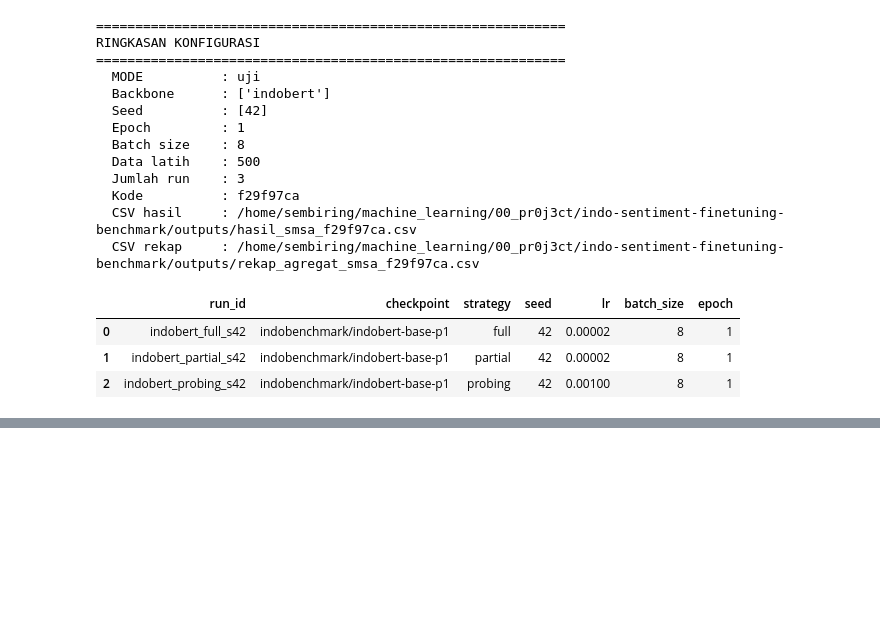
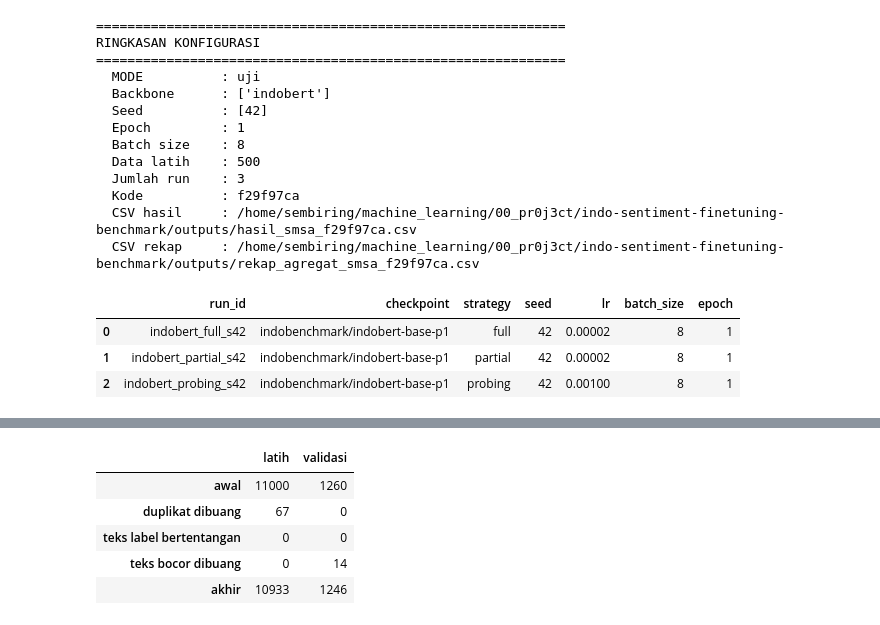
Before and after one commit to PrimaSembiring/indo-sentiment-finetuning-benchmark, a Jupyter notebook: notebooks/finetuning_benchmark_smsa.ipynb, the cells around one changed output, grey strips where cells are left out. Cells and saved outputs as stored; diff of their text form; code cells hidden in the pictures; blank space fills up the shorter version.

```diff
--- a/notebooks/finetuning_benchmark_smsa.ipynb
+++ b/notebooks/finetuning_benchmark_smsa.ipynb
@@ -340,0 +548,80 @@ RINGKASAN KONFIGURASI
+# %%
+from sklearn.model_selection import train_test_split
+
+# utk data duplicate
+def hapus_duplikat_persis(df):
+    df_bersih = df.drop_duplicates(subset=["text", "label"], keep="first")
+    return df_bersih, len(df) - len(df_bersih)
+
+# buang data yang teksnya muncul lebih dari satu label
+def hapus_label_bertentangan(df):
+    jumlah_label_per_teks = df.groupby("text")["label"].nunique()
+    teks_bertentangan = jumlah_label_per_teks[jumlah_label_per_teks > 1].index
+    df_bersih = df[~df["text"].isin(teks_bertentangan)]
+    return df_bersih, len(teks_bertentangan)
+
+# hapus data yg leakage
+def hapus_kebocoran_validasi(df_valid, df_latih):
+    teks_latih = set(df_latih["text"])
+    df_bersih = df_valid[~df_valid["text"].isin(teks_latih)]
+    return df_bersih, len(df_valid) - len(df_bersih)
+
+# membuat pembagian data dengan proposi sama banyak
+def ambil_subset_stratified(df, jumlah, seed):
+    df_subset, _ = train_test_split(
+        df, train_size=jumlah, stratify=df["label"], random_state=seed
+    )
+    return df_subset
+
+
+# utk data train
+latih_1, jumlah_duplikat_latih = hapus_duplikat_persis(data_latih_mentah)
+latih_2, jumlah_konflik_latih = hapus_label_bertentangan(latih_1)
+
+# untuk data validasi
+valid_1, jumlah_duplikat_valid = hapus_duplikat_persis(data_valid_mentah)
+valid_2, jumlah_konflik_valid = hapus_label_bertentangan(valid_1)
+
+# utk data yang bocor di hapus
+valid_3, jumlah_bocor = hapus_kebocoran_validasi(valid_2, latih_2)
+
+
+ringkasan_pembersihan = pd.DataFrame(
+    {
+        "latih": [len(data_latih_mentah), jumlah_duplikat_latih, jumlah_konflik_latih, 0, len(latih_2)],
+        "validasi": [len(data_valid_mentah), jumlah_duplikat_valid, jumlah_konflik_valid, jumlah_bocor, len(valid_3)],
+    },
+    index=["awal", "duplikat dibuang", "teks label bertentangan", "teks bocor dibuang", "akhir"],
+)
+print("RINGKASAN PEMBERSIHAN")
+display(ringkasan_pembersihan)
+
+# Cek dengan angka yang sudah diverifikasi sebelumnya (peringatan saja, bukan error,
+# karena data sumber bisa saja diperbarui oleh pemiliknya).
+if len(latih_2) == 10933:
+    print("Data latih bersih = 10933, sesuai verifikasi")
+else:
+    print(f"Data latih bersih = {len(latih_2)}, berbeda dari verifikasi (10933). Cek sumber data.")
+
+# --- Ubah label teks menjadi angka ---
+DATA_LATIH = latih_2.reset_index(drop=True).copy()
+DATA_VALID = valid_3.reset_index(drop=True).copy()
+DATA_LATIH["label_id"] = DATA_LATIH["label"].map(LABEL2ID)
+DATA_VALID["label_id"] = DATA_VALID["label"].map(LABEL2ID)
+
+# --- Subset untuk MODE="uji" ---
+if PENGATURAN["subset_latih"] is not None:
+    DATA_LATIH = ambil_subset_stratified(DATA_LATIH, PENGATURAN["subset_latih"], seed=SEEDS[0])
+    DATA_LATIH = DATA_LATIH.reset_index(drop=True)
+    print(f"\nMODE='uji': data latih dipotong menjadi {len(DATA_LATIH)} baris (stratified)")
+
+# --- Hasil akhir ---
+print(f"\nDATA_LATIH : {len(DATA_LATIH)} baris")
+print(f"DATA_VALID : {len(DATA_VALID)} baris")
+print("\nDistribusi label akhir — DATA_LATIH")
+display(tabel_distribusi_label(DATA_LATIH))
+print("Distribusi label akhir — DATA_VALID")
+display(tabel_distribusi_label(DATA_VALID))
+print("Contoh baris siap pakai:")
+display(DATA_LATIH.head(3))
+# %% [output]
@@ -340,0 +629,6 @@ RINGKASAN KONFIGURASI
+|  | latih | validasi |
+| awal | 11000 | 1260 |
+| duplikat dibuang | 67 | 0 |
+| teks label bertentangan | 0 | 0 |
+| teks bocor dibuang | 0 | 14 |
+| akhir | 10933 | 1246 |
```
Also changed, not shown: parts of 14 cells of this notebook.
